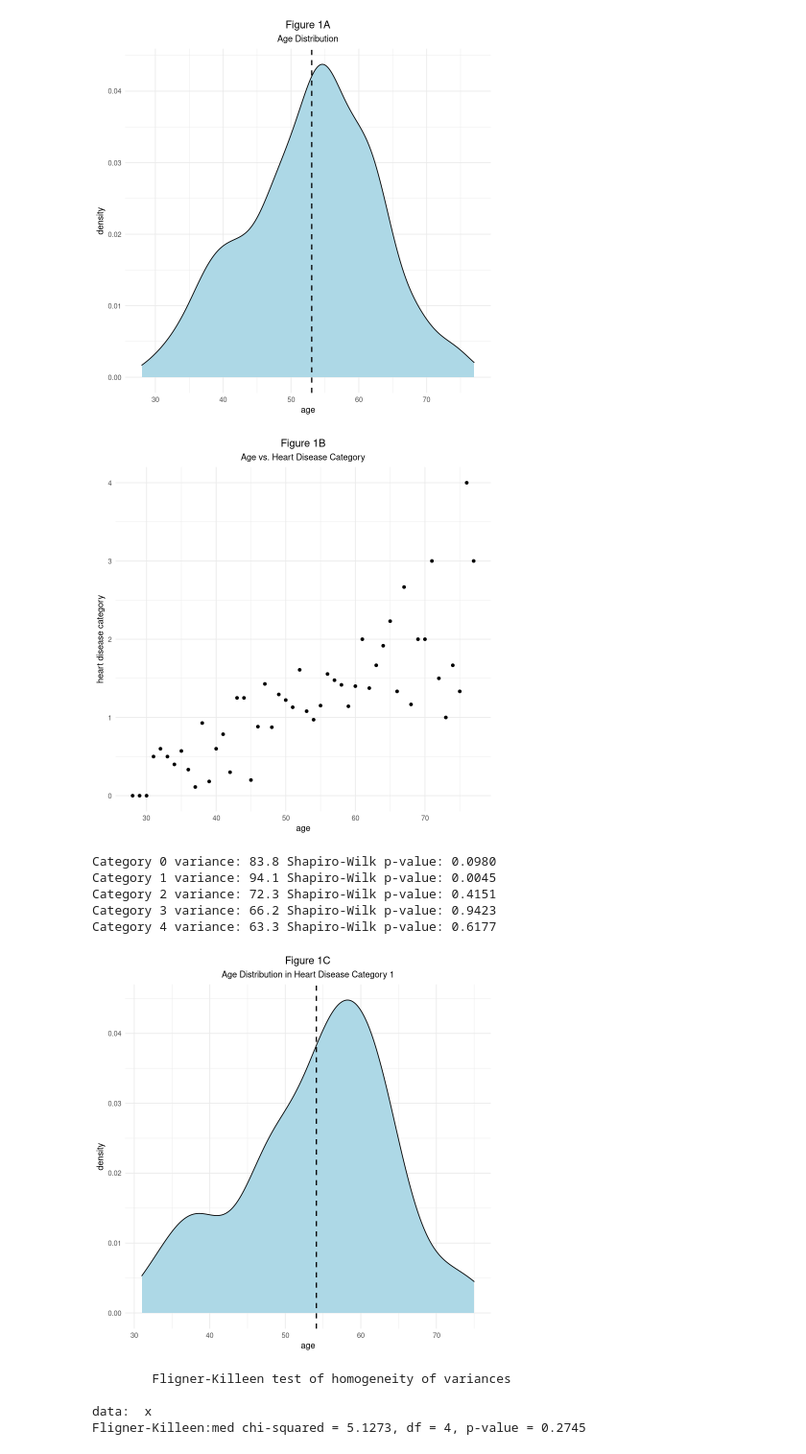
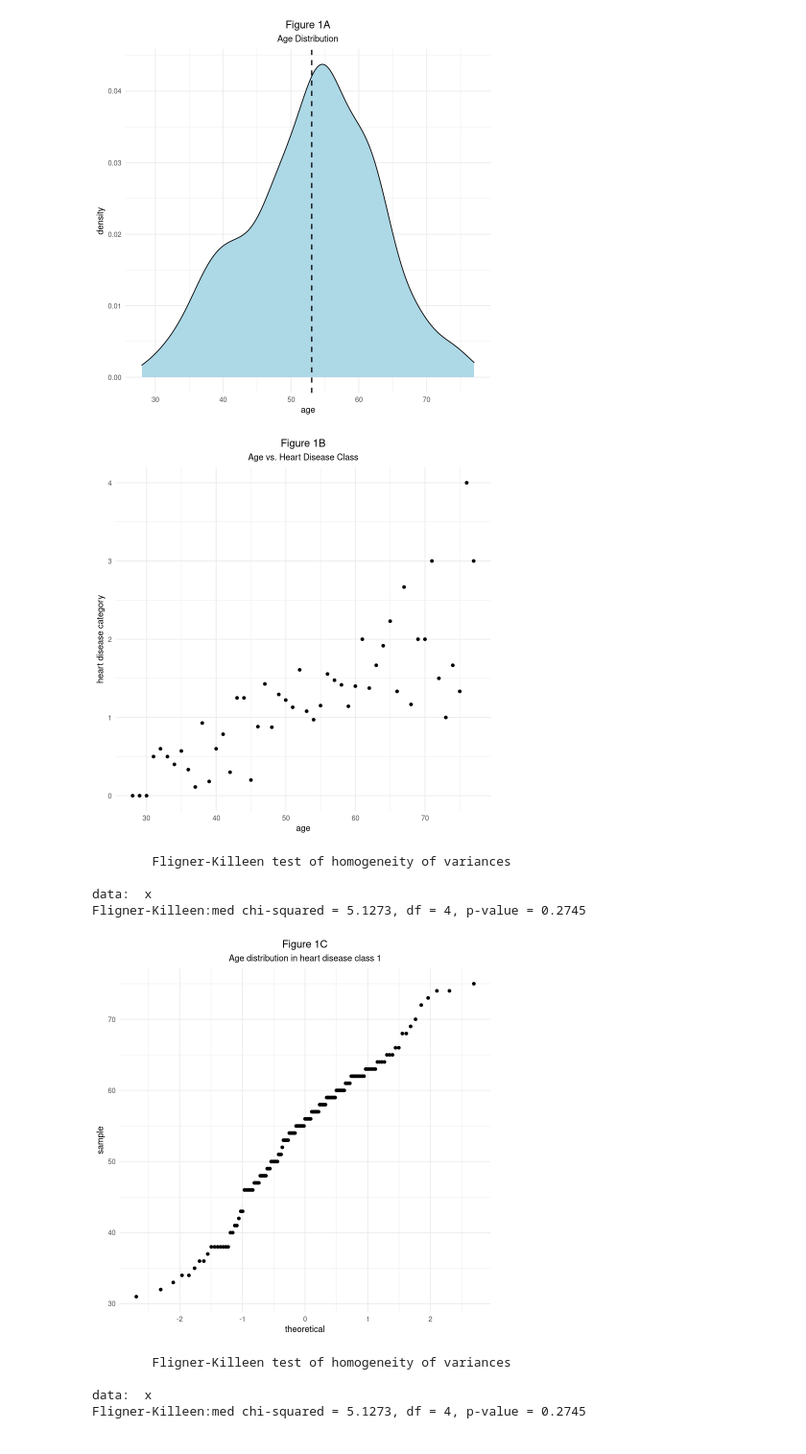
Before and after one commit to jerradmgenson/qdaim-proto, a Jupyter notebook: src/notebooks/Feature Selection.ipynb, the cells around one changed output. Shown at 96% size. Drawn from its saved outputs; the diff is of its cells as text; code cells hidden in the pictures.

```diff
--- a/src/notebooks/Feature Selection.ipynb
+++ b/src/notebooks/Feature Selection.ipynb
@@ -30,14 +41,15 @@ summarize_dataset <- function(dataset) {
 
 }
 # %%
-compare_category_variance <- function(data, attribute) {
+# Perform a Shapiro-Wilk test on the given dataset for the target
+# attribute grouped by heart disease class. Print the results
+# to the standard output stream.
+shapiro_by_class <- function(dataset, attribute) {
     for(num in 0:4) {
-        population <- data[data$num == num,][[attribute]]
-        variance <- var(population, na.rm=T)
+        population <- dataset[data$num == num,][[attribute]]
         normality <- shapiro.test(population)
-        sprintf('Category %d variance: %.1f Shapiro-Wilk p-value: %.4f\n',
+        sprintf('Heart disease class %d Shapiro-Wilk p-value: %.4f\n',
                 num,
-                variance,
                 normality[['p.value']]) %>% cat()
     }
 }
@@ -176,31 +204,27 @@ ggplot(heart_disease_data, aes(x=age)) + ggtitle(label='Figure 1A', subtitle='Ag
 # %% [output]
 [figure]
 # %%
-# Scatter plot showing average heart disease category per age.
-average_category_per_age = aggregate(num ~ age, heart_disease_data, mean)
-ggplot(average_category_per_age, aes(x=age, y=num)) + ggtitle(label='Figure 1B', subtitle='Age vs. Heart Disease Category') + ylab('heart disease category') + geom_point() + theme_minimal() + theme(plot.title = element_text(hjust = 0.5), plot.subtitle = element_text(hjust = 0.5))
+# Scatter plot showing age vs. average heart disease class.
+average_class_per_age = aggregate(num ~ age, heart_disease_data, mean)
+ggplot(average_class_per_age, aes(x=age, y=num)) + ggtitle(label='Figure 1B', subtitle='Age vs. Heart Disease Class') + ylab('heart disease category') + geom_point() + theme_minimal() + theme(plot.title = element_text(hjust = 0.5), plot.subtitle = element_text(hjust = 0.5))
 # %% [output]
-[figure, old version]
+[figure, new version]
-# %%
-# Compare the age variance in each target category and
-# whether or not the sample population is normally distributed.
-compare_category_variance(heart_disease_data, 'age')
-# %% [output]
-Category 0 variance: 83.8 Shapiro-Wilk p-value: 0.0980
-Category 1 variance: 94.1 Shapiro-Wilk p-value: 0.0045
-Category 2 variance: 72.3 Shapiro-Wilk p-value: 0.4151
-Category 3 variance: 66.2 Shapiro-Wilk p-value: 0.9423
-Category 4 variance: 63.3 Shapiro-Wilk p-value: 0.6177
+# %%
+# Shapiro-Wilk test for ages in each heart disesae class.
+fligner_by_class(heart_disease_data, 'age')
+# %% [output]
+        Fligner-Killeen test of homogeneity of variances
+
+data:  x
+Fligner-Killeen:med chi-squared = 5.1273, df = 4, p-value = 0.2745
 # %%
-# Density plot of ages in category 1
-# The null hypothesis for the Shapiro-Wilk test was rejected for category 1,
-# so we need to investigate it further to determine if we can apply ANOVA to
-# this attribute. The histogram below appears to show that the sample
-# population is roughly normal with a slight left-tailed skew. The skew is
-# quite slight, and the sample size for category 1 is large enough that we
-# can treat it as normal, provided that the category populations are balanced.
+# Q-Q plot of ages in heart disease class 1
+#
+# The null hypothesis for the Shapiro-Wilk test was rejected for class 1,
+# so we need to investigate it further. The Q-Q plot below appears to
+# show that the sample population is approximately normal.
 category1_data <- heart_disease_data[heart_disease_data$num == 1,]
-ggplot(category1_data, aes(x=age)) + ggtitle(label='Figure 1C', subtitle='Age Distribution in Heart Disease Category 1') + geom_density(fill='lightblue') + geom_vline(aes(xintercept=mean(age)), linetype="dashed", size=.75) + theme_minimal() + theme(plot.title = element_text(hjust = 0.5), plot.subtitle = element_text(hjust = 0.5))
+ggplot(category1_data, aes(sample=age)) + ggtitle(label='Figure 1C', subtitle='Age distribution in heart disease class 1') + stat_qq() + theme_minimal() + theme(plot.title = element_text(hjust = 0.5), plot.subtitle = element_text(hjust = 0.5))
 # %% [output]
-[figure, old version]
+[figure, new version]
 # %%
```
Also changed, not shown: parts of 86 cells of this notebook.
